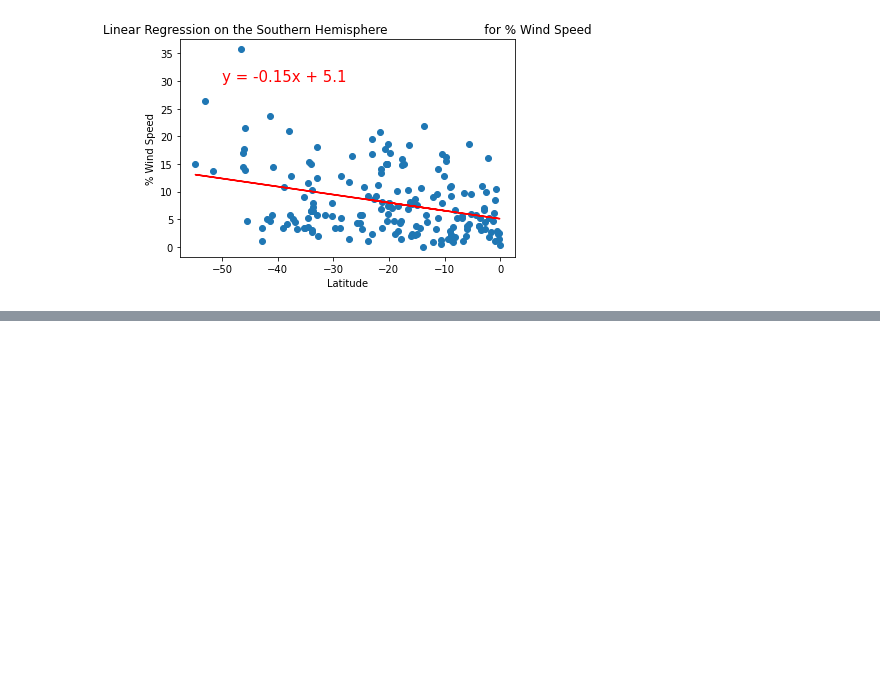
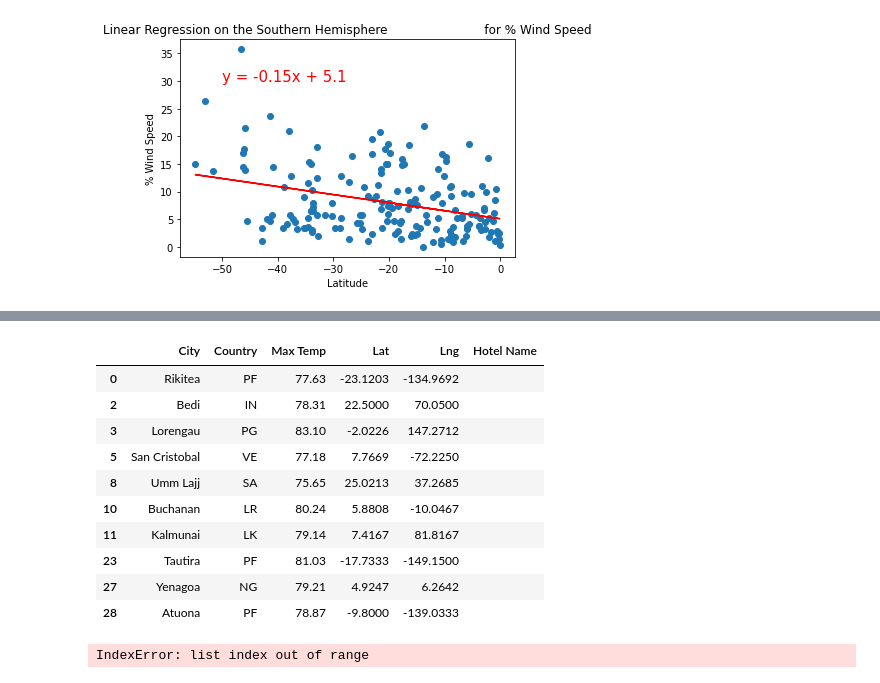
Before and after one commit to KathleenYager/World_Weather_Analysis, a Jupyter notebook: WeatherPy.ipynb, the cells around one changed output, grey strips where cells are left out. Cells and saved outputs as stored; diff of their text form; code cells hidden in the pictures; blank space fills up the shorter version.

Commit message:
Results to section 6.5.4

```diff
--- a/WeatherPy.ipynb
+++ b/WeatherPy.ipynb
@@ -443,0 +574,17 @@ plot_linear_regression(x_values, y_values,
+# %%
+# Create DataFrame called hotel_df to store hotel names along with city, country, max temp, and coordinates.
+hotel_df = preferred_cities_df[["City", "Country", "Max Temp", "Lat", "Lng"]].copy()
+hotel_df["Hotel Name"] = ""
+hotel_df.head(10)
+# %% [output]
+|  | City | Country | Max Temp | Lat | Lng | Hotel Name |
+| 0 | Rikitea | PF | 77.63 | -23.1203 | -134.9692 |  |
+| 2 | Bedi | IN | 78.31 | 22.5000 | 70.0500 |  |
+| 3 | Lorengau | PG | 83.10 | -2.0226 | 147.2712 |  |
+| 5 | San Cristobal | VE | 77.18 | 7.7669 | -72.2250 |  |
+| 8 | Umm Lajj | SA | 75.65 | 25.0213 | 37.2685 |  |
+| 10 | Buchanan | LR | 80.24 | 5.8808 | -10.0467 |  |
+| 11 | Kalmunai | LK | 79.14 | 7.4167 | 81.8167 |  |
+| 23 | Tautira | PF | 81.03 | -17.7333 | -149.1500 |  |
+| 27 | Yenagoa | NG | 79.21 | 4.9247 | 6.2642 |  |
+| 28 | Atuona | PF | 78.87 | -9.8000 | -139.0333 |  |
@@ -443,0 +598,24 @@ plot_linear_regression(x_values, y_values,
+# %%
+# Iterate through the DataFrame.
+for index, row in hotel_df.iterrows():
+    # Get the latitude and longitude.
+    lat = row["Lat"]
+    lng = row["Lng"]
+
+    # Add the latitude and longitude to location key for the params dictionary.
+    params["location"] = f"{lat},{lng}"
+
+    # Use the search term: "lodging" and our latitude and longitude.
+    base_url = "https://maps.googleapis.com/maps/api/place/nearbysearch/json"
+    # Make request and get the JSON data from the search.
+    hotels = requests.get(base_url, params=params).json()
+    # Grab the first hotel from the results and store the name.
+    hotel_df.loc[index, "Hotel Name"] = hotels["results"][0]["name"]
+
+    # Grab the first hotel from the results and store the name.
+    try:
+        hotel_df.loc[index, "Hotel Name"] = hotels["results"][0]["name"]
+    except (IndexError):
+        print("Hotel not found... skipping.")
+# %% [output]
+IndexError: list index out of range
```
Also changed, not shown: parts of 14 cells of this notebook, 3 other files.
